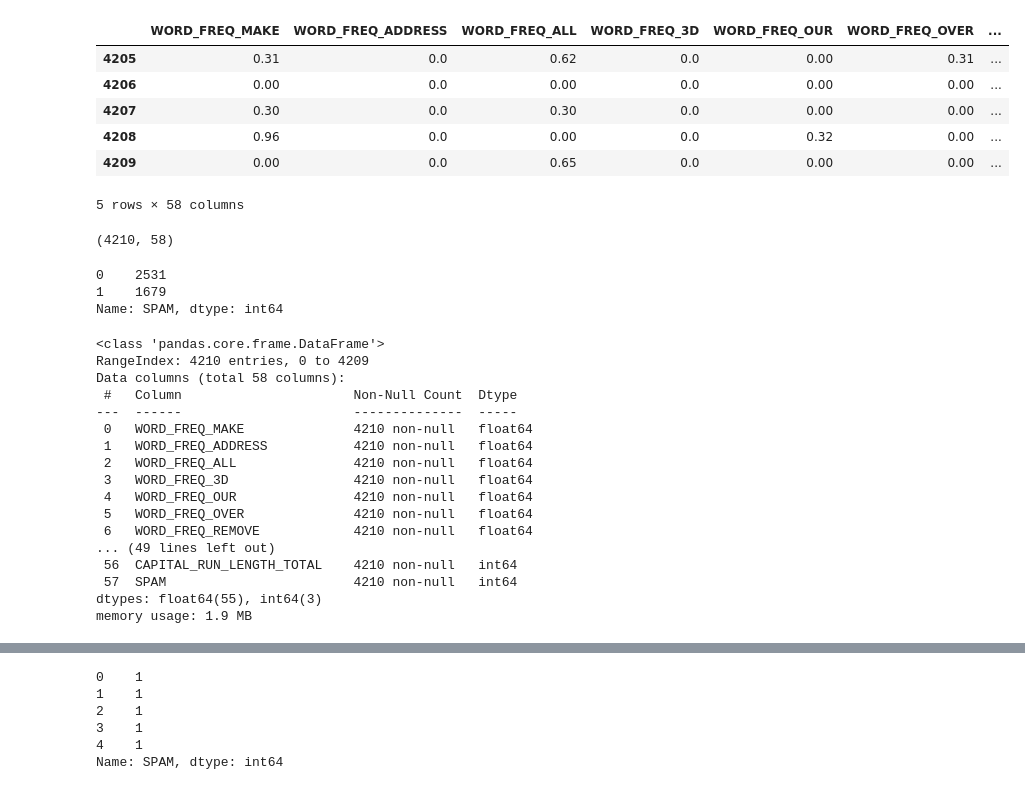
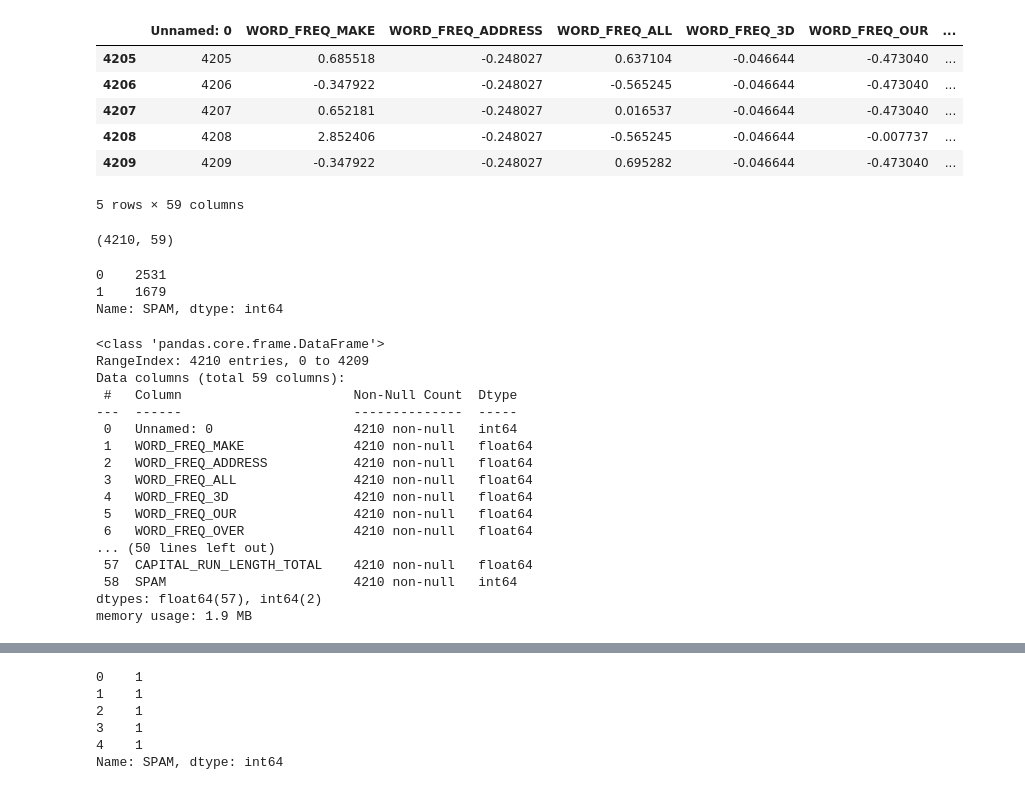
Before and after one commit to oshengeenath/E-mail-spam-detector, a Jupyter notebook: KNN.ipynb, the cells around one changed output, grey strips where cells are left out. Drawn from its saved outputs; the diff is of its cells as text; code cells hidden in the pictures.

```diff
--- a/KNN.ipynb
+++ b/KNN.ipynb
@@ -2,20 +2,20 @@
 import numpy as np
 import pandas as pd
 # %%
-data = pd.read_csv("spamData.csv")
+data = pd.read_csv("pcadata.csv")
 data.tail()
 # %% [output]
-|  | WORD_FREQ_MAKE | WORD_FREQ_ADDRESS | WORD_FREQ_ALL | WORD_FREQ_3D | WORD_FREQ_OUR | WORD_FREQ_OVER | ... |
-| 4205 | 0.31 | 0.0 | 0.62 | 0.0 | 0.00 | 0.31 | ... |
-| 4206 | 0.00 | 0.0 | 0.00 | 0.0 | 0.00 | 0.00 | ... |
-| 4207 | 0.30 | 0.0 | 0.30 | 0.0 | 0.00 | 0.00 | ... |
-| 4208 | 0.96 | 0.0 | 0.00 | 0.0 | 0.32 | 0.00 | ... |
-| 4209 | 0.00 | 0.0 | 0.65 | 0.0 | 0.00 | 0.00 | ... |
+|  | Unnamed: 0 | WORD_FREQ_MAKE | WORD_FREQ_ADDRESS | WORD_FREQ_ALL | WORD_FREQ_3D | WORD_FREQ_OUR | ... |
+| 4205 | 4205 | 0.685518 | -0.248027 | 0.637104 | -0.046644 | -0.473040 | ... |
+| 4206 | 4206 | -0.347922 | -0.248027 | -0.565245 | -0.046644 | -0.473040 | ... |
+| 4207 | 4207 | 0.652181 | -0.248027 | 0.016537 | -0.046644 | -0.473040 | ... |
+| 4208 | 4208 | 2.852406 | -0.248027 | -0.565245 | -0.046644 | -0.007737 | ... |
+| 4209 | 4209 | -0.347922 | -0.248027 | 0.695282 | -0.046644 | -0.473040 | ... |
-5 rows × 58 columns
+5 rows × 59 columns
 # %%
 data.shape
 # %% [output]
-(4210, 58)
+(4210, 59)
 # %%
 data["SPAM"].value_counts()
 # %% [output]
@@ -27,20 +27,20 @@ data.info()
 # %% [output]
 <class 'pandas.core.frame.DataFrame'>
 RangeIndex: 4210 entries, 0 to 4209
-Data columns (total 58 columns):
+Data columns (total 59 columns):
  #   Column                      Non-Null Count  Dtype
 ---  ------                      --------------  -----
- 0   WORD_FREQ_MAKE              4210 non-null   float64
- 1   WORD_FREQ_ADDRESS           4210 non-null   float64
- 2   WORD_FREQ_ALL               4210 non-null   float64
- 3   WORD_FREQ_3D                4210 non-null   float64
- 4   WORD_FREQ_OUR               4210 non-null   float64
- 5   WORD_FREQ_OVER              4210 non-null   float64
- 6   WORD_FREQ_REMOVE            4210 non-null   float64
-... (49 lines left out)
- 56  CAPITAL_RUN_LENGTH_TOTAL    4210 non-null   int64
- 57  SPAM                        4210 non-null   int64
-dtypes: float64(55), int64(3)
+ 0   Unnamed: 0                  4210 non-null   int64
+ 1   WORD_FREQ_MAKE              4210 non-null   float64
+ 2   WORD_FREQ_ADDRESS           4210 non-null   float64
+ 3   WORD_FREQ_ALL               4210 non-null   float64
+ 4   WORD_FREQ_3D                4210 non-null   float64
+ 5   WORD_FREQ_OUR               4210 non-null   float64
+ 6   WORD_FREQ_OVER              4210 non-null   float64
+... (50 lines left out)
+ 57  CAPITAL_RUN_LENGTH_TOTAL    4210 non-null   float64
+ 58  SPAM                        4210 non-null   int64
+dtypes: float64(57), int64(2)
 memory usage: 1.9 MB
 # %%
 data.describe()
```
Also changed, not shown: parts of 13 cells of this notebook, 1 other file.
